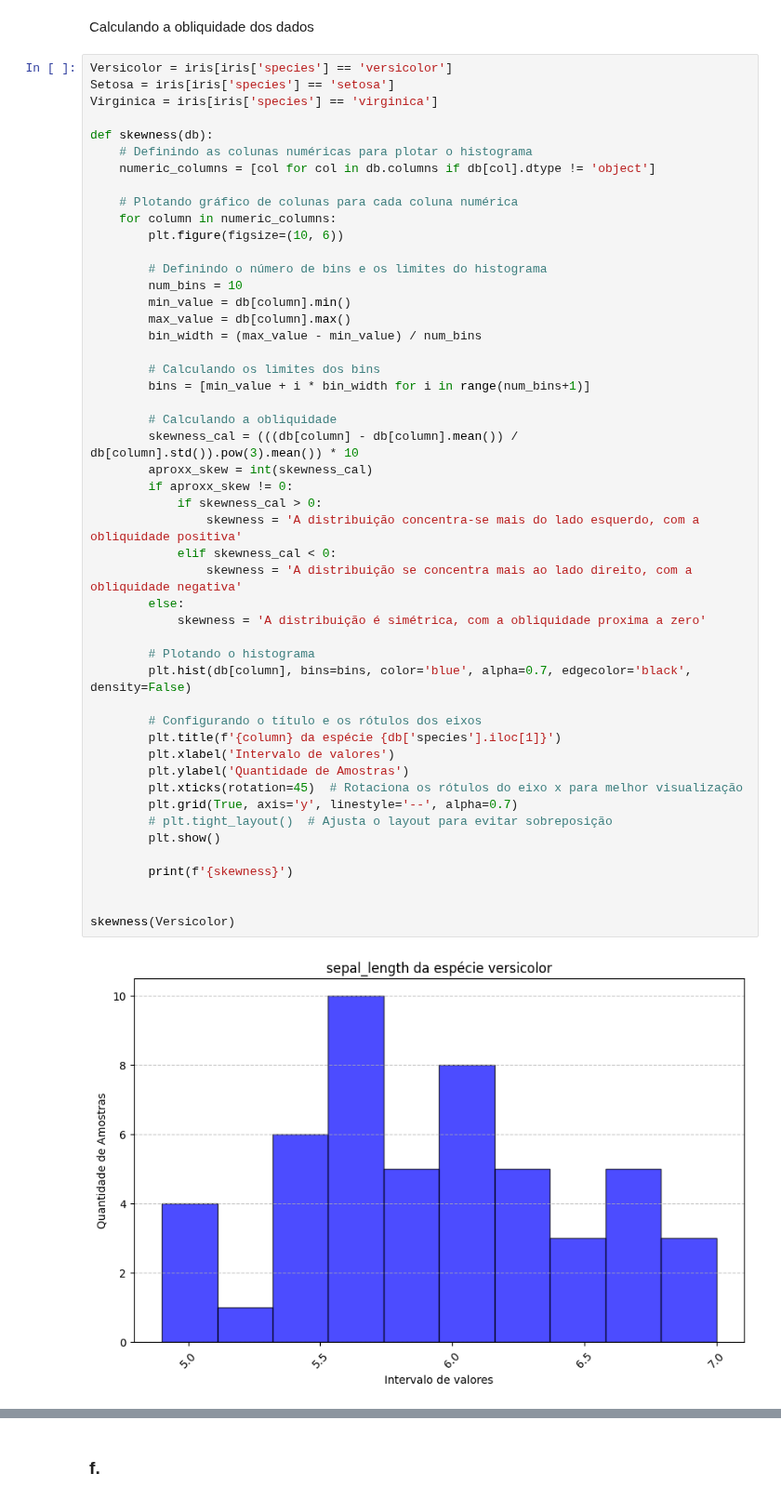
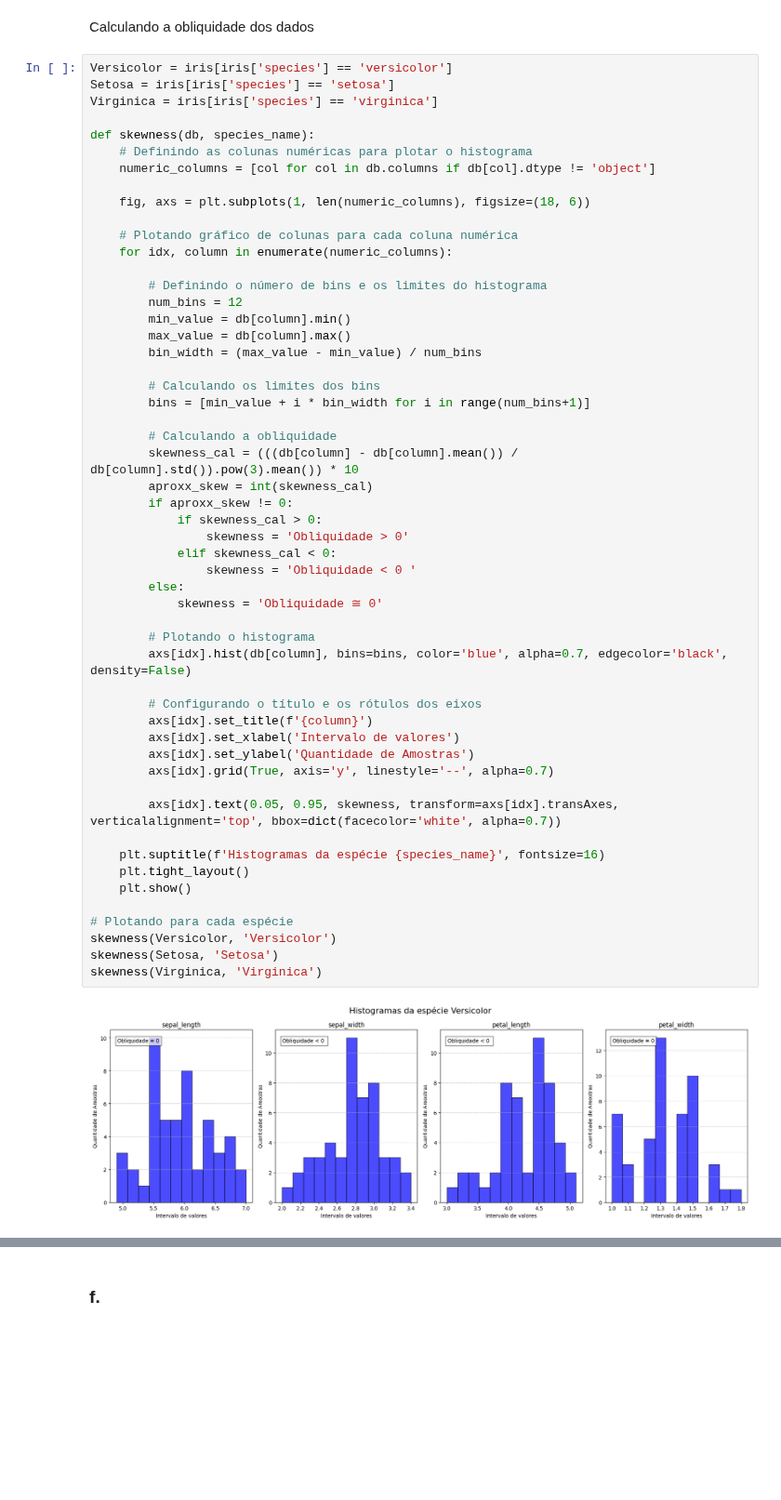
Before and after one commit to Guilherme-Prazeres/AVA1-ENGG67, a Jupyter notebook: IAM_AVA01_Guilherme_Prazeres_Joaquim.ipynb, the cells around one changed output, grey strips where cells are left out. Shown at 93% size. Drawn from its saved outputs; the diff is of its cells as text; blank space fills up the shorter version.

```diff
--- a/IAM_AVA01_Guilherme_Prazeres_Joaquim.ipynb
+++ b/IAM_AVA01_Guilherme_Prazeres_Joaquim.ipynb
@@ -128,49 +128,53 @@ Versicolor = iris[iris['species'] == 'versicolor']
 Setosa = iris[iris['species'] == 'setosa']
 Virginica = iris[iris['species'] == 'virginica']
 
-def skewness(db):
+def skewness(db, species_name):
     # Definindo as colunas numéricas para plotar o histograma
     numeric_columns = [col for col in db.columns if db[col].dtype != 'object']
 
+    fig, axs = plt.subplots(1, len(numeric_columns), figsize=(18, 6))
+
     # Plotando gráfico de colunas para cada coluna numérica
-    for column in numeric_columns:
-        plt.figure(figsize=(10, 6))
+    for idx, column in enumerate(numeric_columns):
 
         # Definindo o número de bins e os limites do histograma
-        num_bins = 10
+        num_bins = 12
         min_value = db[column].min()
         max_value = db[column].max()
         bin_width = (max_value - min_value) / num_bins
 
         # Calculando os limites dos bins
         bins = [min_value + i * bin_width for i in range(num_bins+1)]
 
         # Calculando a obliquidade
         skewness_cal = (((db[column] - db[column].mean()) / db[column].std()).pow(3).mean()) * 10
         aproxx_skew = int(skewness_cal)
         if aproxx_skew != 0:
             if skewness_cal > 0:
-                skewness = 'A distribuição concentra-se mais do lado esquerdo, com a obliquidade positiva'
+                skewness = 'Obliquidade > 0'
             elif skewness_cal < 0:
-                skewness = 'A distribuição se concentra mais ao lado direito, com a obliquidade negativa'
+                skewness = 'Obliquidade < 0 '
         else:
-            skewness = 'A distribuição é simétrica, com a obliquidade proxima a zero'
+            skewness = 'Obliquidade ≅ 0'
 
         # Plotando o histograma
-        plt.hist(db[column], bins=bins, color='blue', alpha=0.7, edgecolor='black', density=False)
+        axs[idx].hist(db[column], bins=bins, color='blue', alpha=0.7, edgecolor='black', density=False)
 
         # Configurando o título e os rótulos dos eixos
-        plt.title(f'{column} da espécie {db['species'].iloc[1]}')
-        plt.xlabel('Intervalo de valores')
-        plt.ylabel('Quantidade de Amostras')
-        plt.xticks(rotation=45)  # Rotaciona os rótulos do eixo x para melhor visualização
-        plt.grid(True, axis='y', linestyle='--', alpha=0.7)
-        # plt.tight_layout()  # Ajusta o layout para evitar sobreposição
-        plt.show()
+        axs[idx].set_title(f'{column}')
+        axs[idx].set_xlabel('Intervalo de valores')
+        axs[idx].set_ylabel('Quantidade de Amostras')
+        axs[idx].grid(True, axis='y', linestyle='--', alpha=0.7)
 
-        print(f'{skewness}')
+        axs[idx].text(0.05, 0.95, skewness, transform=axs[idx].transAxes, verticalalignment='top', bbox=dict(facecolor='white', alpha=0.7))
 
+    plt.suptitle(f'Histogramas da espécie {species_name}', fontsize=16)
+    plt.tight_layout()
+    plt.show()
 
-skewness(Versicolor)
+# Plotando para cada espécie
+skewness(Versicolor, 'Versicolor')
+skewness(Setosa, 'Setosa')
+skewness(Virginica, 'Virginica')
 # %% [output]
-[figure, old version]
+[figure, new version]
```
Also changed, not shown: parts of 1 cell of this notebook.
